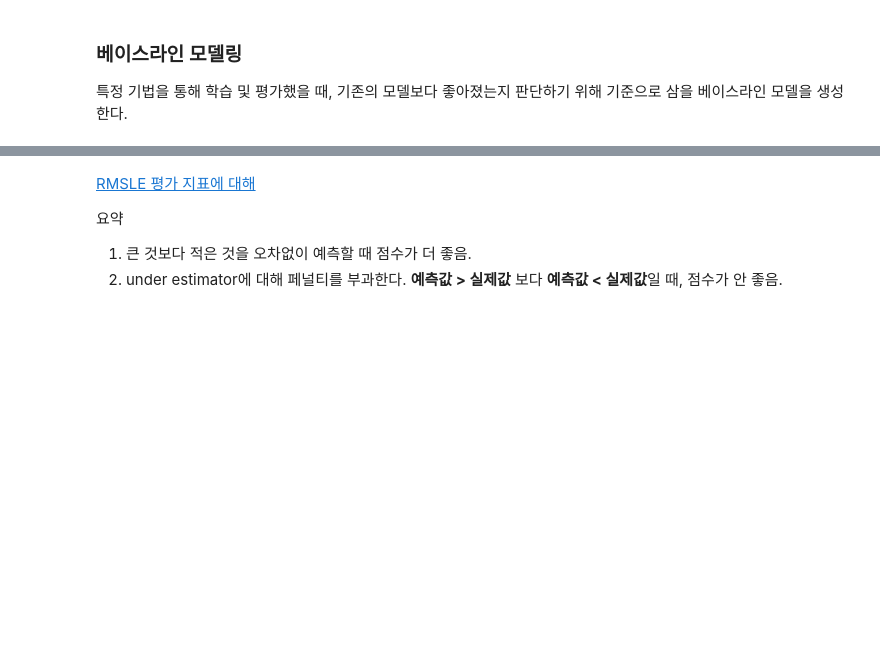
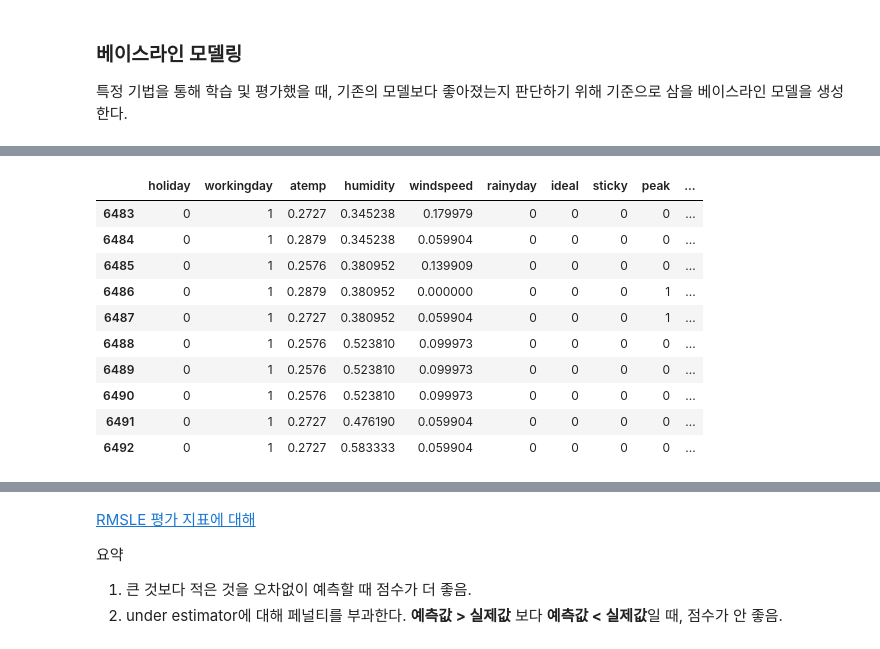
Before and after one commit to berrygayo/DeeplearningStudy, a Jupyter notebook: 고지혜/20211130_자전거수요예측_지혜발표_모세,가영,호섭에이은.ipynb, the cells around one changed output, grey strips where cells are left out. Cells and saved outputs as stored; diff of their text form; code cells hidden in the pictures; blank space fills up the shorter version.

```diff
--- a/고지혜/20211130_자전거수요예측_지혜발표_모세,가영,호섭에이은.ipynb
+++ b/고지혜/20211130_자전거수요예측_지혜발표_모세,가영,호섭에이은.ipynb
@@ -140,0 +278,20 @@ submission(pipe_xgb)
+# %%
+pd.set_option('display.max_columns', None)
+
+
+X_test['y_pred'] = ttt['x_test']
+group_inf= X_test.query('y_pred>10000000')
+group_not_inf = X_test.query('y_pred<=10000000')
+group_inf.tail(10)
+# %% [output]
+|  | holiday | workingday | atemp | humidity | windspeed | rainyday | ideal | sticky | peak | ... |
+| 6483 | 0 | 1 | 0.2727 | 0.345238 | 0.179979 | 0 | 0 | 0 | 0 | ... |
+| 6484 | 0 | 1 | 0.2879 | 0.345238 | 0.059904 | 0 | 0 | 0 | 0 | ... |
+| 6485 | 0 | 1 | 0.2576 | 0.380952 | 0.139909 | 0 | 0 | 0 | 0 | ... |
+| 6486 | 0 | 1 | 0.2879 | 0.380952 | 0.000000 | 0 | 0 | 0 | 1 | ... |
+| 6487 | 0 | 1 | 0.2727 | 0.380952 | 0.059904 | 0 | 0 | 0 | 1 | ... |
+| 6488 | 0 | 1 | 0.2576 | 0.523810 | 0.099973 | 0 | 0 | 0 | 0 | ... |
+| 6489 | 0 | 1 | 0.2576 | 0.523810 | 0.099973 | 0 | 0 | 0 | 0 | ... |
+| 6490 | 0 | 1 | 0.2576 | 0.523810 | 0.099973 | 0 | 0 | 0 | 0 | ... |
+| 6491 | 0 | 1 | 0.2727 | 0.476190 | 0.059904 | 0 | 0 | 0 | 0 | ... |
+| 6492 | 0 | 1 | 0.2727 | 0.583333 | 0.059904 | 0 | 0 | 0 | 0 | ... |
```
Also changed, not shown: parts of 20 cells of this notebook, 8 other files.
